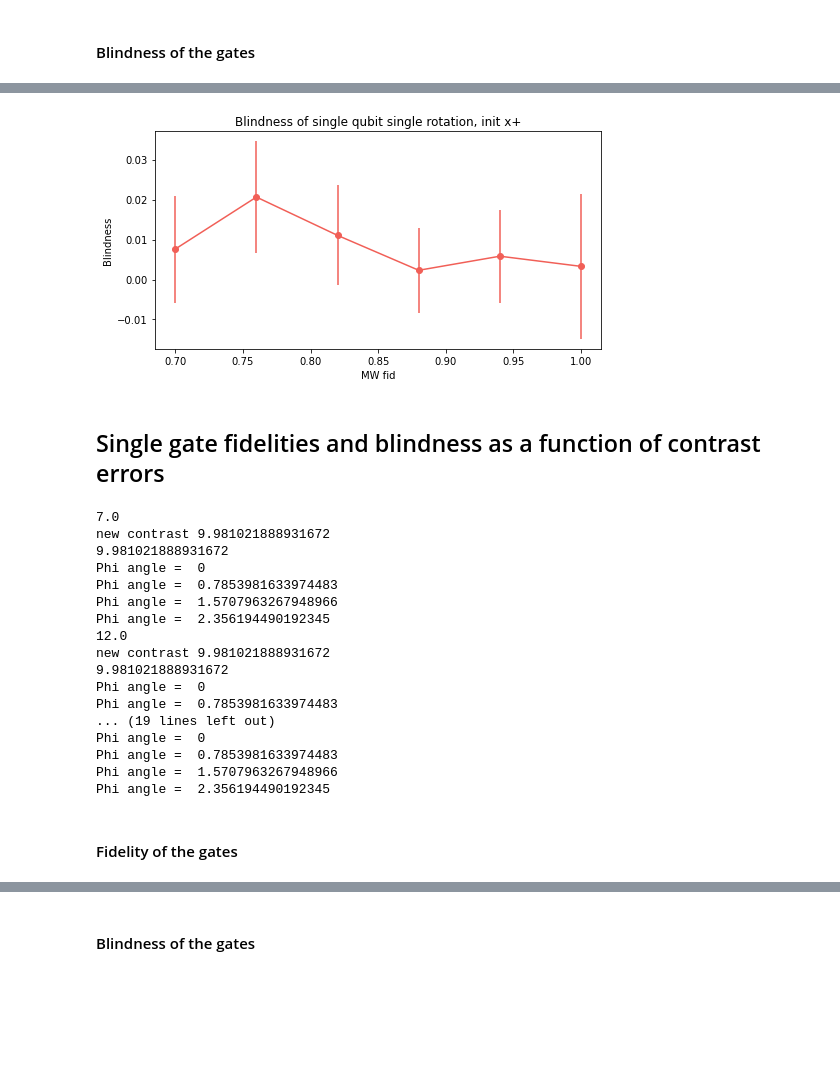
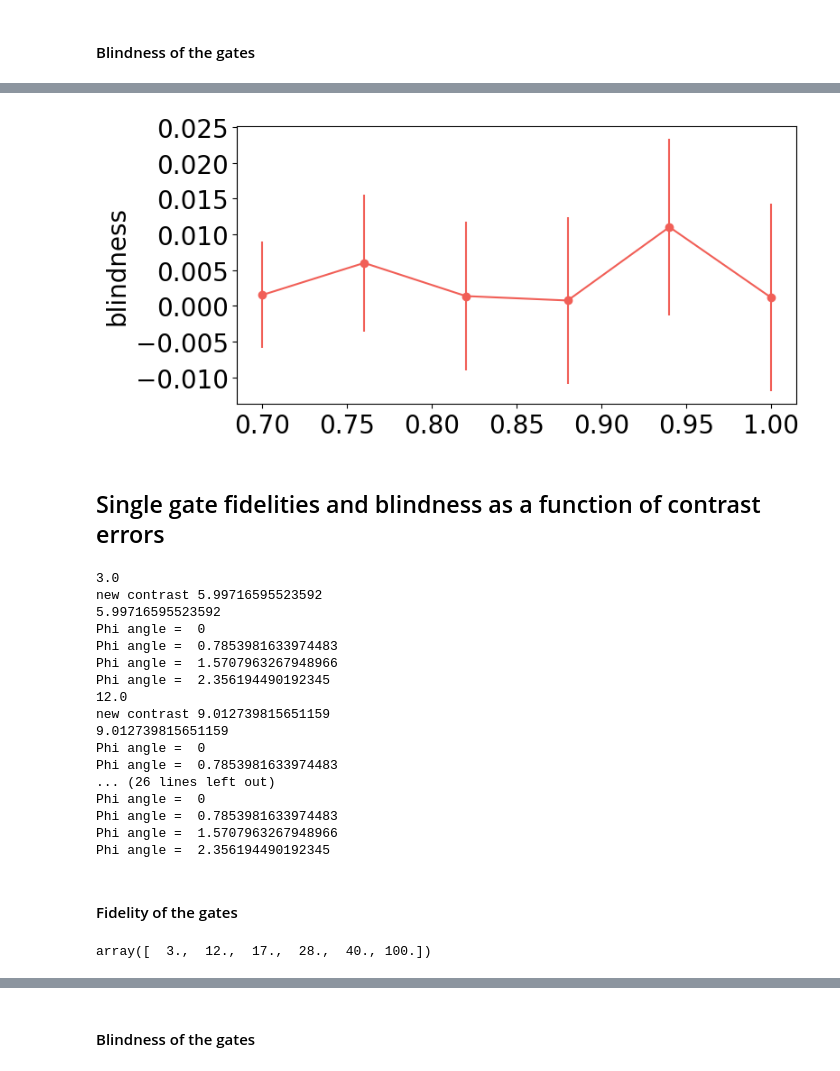
Before and after one commit to lukingroup/simnet, a Jupyter notebook: Notebooks/Blind_SingleNode_errorSources.ipynb, the cells around one changed output, grey strips where cells are left out. Saved outputs shown, nothing was run; the diff lists cells and outputs as text; code cells hidden in the pictures; blank space fills up the shorter version.

```diff
--- a/Notebooks/Blind_SingleNode_errorSources.ipynb
+++ b/Notebooks/Blind_SingleNode_errorSources.ipynb
@@ -86,21 +110,8 @@ el_initial_xp  = qt.ket2dm((qt.basis(2,0)+ qt.basis(2,1)).unit())
 # %%
-# redoing the structure to make calculations faster. Scan mw first, then phi then n rounds
-# do calculations on all of the matricies, don't save
-# do errors properly
-
-imperfections ={'contrast_noise': 0, #(0 not noisy or 1 noisy)
-                'contrast': 'real', #'real'
-                'tdinoise': - 0.1, #np.pi/25, #'real'
-                'mw': 'real', # or perfect
-                'mw_noise': 1, #(0 is stable or 1 noisy/underotates overroates every experimental shot)
-                'mw_fid_num': [1, 1] # default fidelities
-               }
-
 cluster_state_length = 1
 
-n_rounds = 40
+n_rounds = 100
 n_col = 6
-mu = 0.05
 
 rates_apd1_apd2_angle = np.empty((0, 2), dtype=float)
 rho_mw_phi_n_array_s = np.empty((0, len(phi1), n_rounds, 2, 2), dtype=complex)
@@ -123,8 +134,9 @@ for i in range(len(mw_list)) :
         print("Phi angle = ", phi1e)
         for i in range(n_rounds):
             rho_init_xp = sim.single_node_electron_exp(el_initial_xp, imperfections, cluster_state_length, phi1e, phi1, phi3, mu)
-            rho_n_array_s = np.append(rho_n_array_s, [rho_init_xp[0]], axis = 0)
-            rho_n_array_cl = np.append(rho_n_array_cl, [(qt.sigmaz()**(rho_init_xp[1]))*rho_init_xp[0]*(qt.sigmaz()**(rho_init_xp[1]))], axis = 0)
+            rho_n_array_s = np.append(rho_n_array_s, [rho_init_xp[0].full()], axis = 0)
+            rho_cor = (qt.sigmaz()**(rho_init_xp[1]))*rho_init_xp[0]*(qt.sigmaz()**(rho_init_xp[1]))
+            rho_n_array_cl = np.append(rho_n_array_cl, [rho_cor.full()], axis = 0)
         rates_apd1_apd2 = np.append(rates_apd1_apd2, [rho_init_xp[2:4]])
 
         rho_phi_n_array_s = np.vstack([rho_phi_n_array_s, [rho_n_array_s]])
@@ -328,19 +341,24 @@ for i in range(len(mw_list)):
 # %%
+font = 20
 plt.figure(figsize=(8, 4))
 plt.plot(mw_list, hol_ave, color=c1)
-plt.errorbar(mw_list,  hol_ave, yerr= hol_err,  fmt='o', color=c1)
+plt.errorbar(mw_list, hol_ave, yerr=hol_err, fmt='o', color=c1)
 
-#Add labels and title
-plt.xlabel('MW fid')
-plt.ylabel('Blindness')
-plt.title('Blindness of single qubit single rotation, init x+')
+# Add labels and title with specified font size
+# plt.xlabel('MW gate fidelity', fontsize=font)
+plt.ylabel('blindness', fontsize=font)
+# plt.title('Blindness of single qubit single rotation, init x+', fontsize=font)
+
+# Adjust tick label sizes
+plt.xticks(fontsize=font)
+plt.yticks(fontsize=font)
+
 plt.savefig('/Users/azizasuleymanzade/Lukin SiV Dropbox/Aziza azizasuleymanzade@g.harvard.edu/bqc_paper/Simulation/SimulationCode/OutputFiles/BlindComputing/Fig1/Figures/PaperFigs/Blind_xpinit_mu0002_vs_mw.pdf', format='pdf')   # Save as PDF
-
 
 # Show the plot
 plt.show()
 # %% [output]
-[figure, old version]
+[figure, new version]
 # %%
 def blindness_singleRot(rho_array_cl):
         """
@@ -420,32 +458,19 @@ el_initial_xp  = qt.ket2dm((qt.basis(2,0)+ qt.basis(2,1)).unit())
 # %%
-# redoing the structure to make calculations faster. Scan mw first, then phi then n rounds
-# do calculations on all of the matricies, don't save
-# do errors properly
-
-imperfections ={'contrast_noise': 0, #(0 not noisy or 1 noisy)
-                'contrast': 'real', #'real'
-                'tdinoise': 0, #np.pi/25, #'real'
-                'mw': 'perfect', # or perfect
-                'mw_noise': 0, #(0 is stable or 1 noisy/underotates overroates every experimental shot)
-                'mw_fid_num': [1, 1] # default fidelities
-               }
-
 cluster_state_length = 1
 
-n_rounds = 40
+n_rounds = 100
 n_col = 6
-mu = 0.0000001
 
 rates_apd1_apd2_angle = np.empty((0, 2), dtype=float)
 rho_contr_phi_n_array_s = np.empty((0, len(phi1), n_rounds, 2, 2), dtype=complex)
 rho_contr_phi_n_array_cl = np.empty((0, len(phi1), n_rounds, 2, 2), dtype=complex)
+real_contrasts = np.empty((0, 2), dtype=float)
 
 #phi list
 for i in range(len(contrast_list)):
     contrast = contrast_list[i]
 
     print(contrast)
-    real_contrasts = np.empty((0, 2), dtype=float)
 
     # move SiV in B16 to a new contrast location
     siv_b.set_contrast(contrast)
@@ -465,8 +490,9 @@ for i in range(len(contrast_list)):
         print("Phi angle = ", phi1e)
         for i in range(n_rounds):
             rho_init_xp = sim.single_node_electron_exp(el_initial_xp, imperfections, cluster_state_length, phi1e, phi1, phi3, mu)
-            rho_n_array_s = np.append(rho_n_array_s, [rho_init_xp[0]], axis = 0)
-            rho_n_array_cl = np.append(rho_n_array_cl, [(qt.sigmaz()**(rho_init_xp[1]))*rho_init_xp[0]*(qt.sigmaz()**(rho_init_xp[1]))], axis = 0)
+            rho_n_array_s = np.append(rho_n_array_s, [rho_init_xp[0].full()], axis = 0)
+            rho_cor = (qt.sigmaz()**(rho_init_xp[1]))*rho_init_xp[0]*(qt.sigmaz()**(rho_init_xp[1]))
+            rho_n_array_cl = np.append(rho_n_array_cl, [rho_cor.full()], axis = 0)
         rates_apd1_apd2 = np.append(rates_apd1_apd2, [rho_init_xp[2:4]])
 
         rho_phi_n_array_s = np.vstack([rho_phi_n_array_s, [rho_n_array_s]])
@@ -475,19 +501,19 @@ for i in range(len(contrast_list)):
     rho_contr_phi_n_array_s= np.vstack([rho_contr_phi_n_array_s, [rho_phi_n_array_s]])
     rho_contr_phi_n_array_cl= np.vstack([rho_contr_phi_n_array_cl, [rho_phi_n_array_cl]])
 # %% [output]
-7.0
-new contrast 9.981021888931672
-9.981021888931672
+3.0
+new contrast 5.99716595523592
+5.99716595523592
 Phi angle =  0
 Phi angle =  0.7853981633974483
 Phi angle =  1.5707963267948966
 Phi angle =  2.356194490192345
 12.0
-new contrast 9.981021888931672
-9.981021888931672
+new contrast 9.012739815651159
+9.012739815651159
 Phi angle =  0
 Phi angle =  0.7853981633974483
-... (19 lines left out)
+... (26 lines left out)
 Phi angle =  0
 Phi angle =  0.7853981633974483
 Phi angle =  1.5707963267948966
@@ -519,3 +545,7 @@ for i in range(len(contrast_list)):
 
     fid_ave = np.append(fid_ave, fid_ave_phi_contr)
     fid_err = np.append(fid_err, fid_err_phi_contr)
+# %%
+contrast_list
+# %% [output]
+array([  3.,  12.,  17.,  28.,  40., 100.])
```
Also changed, not shown: parts of 28 cells of this notebook, 2 other files.
